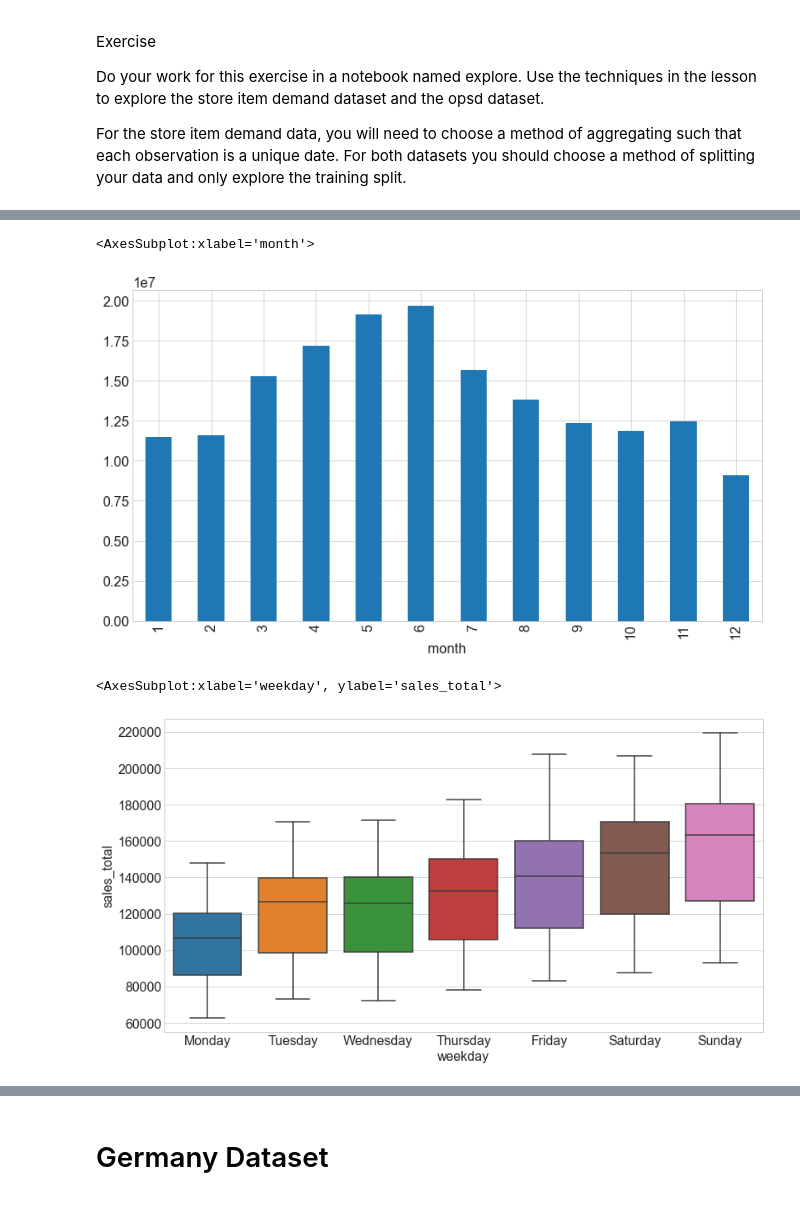
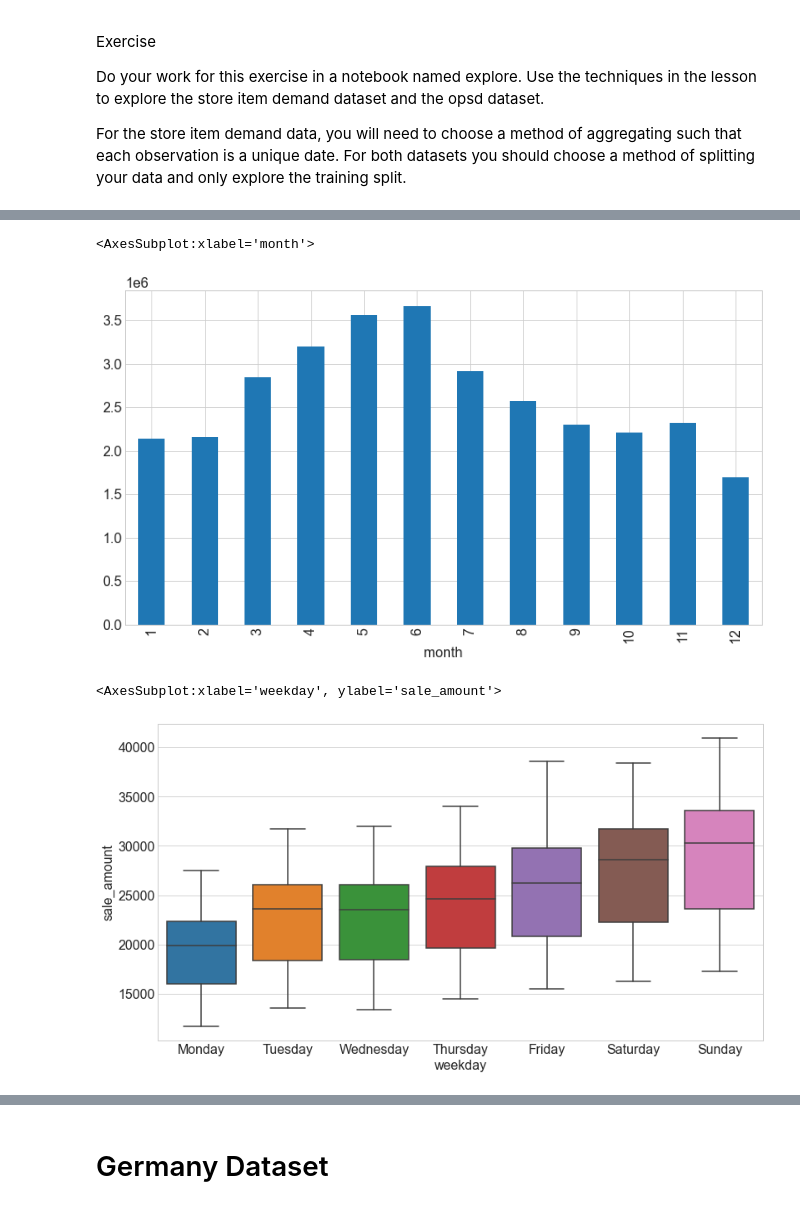
Before and after one commit to RyvynYoung/time-series-exercises, a Jupyter notebook: explore-exercises.ipynb, the cells around one changed output, grey strips where cells are left out. Cells and saved outputs as stored; diff of their text form; code cells hidden in the pictures.

```diff
--- a/explore-exercises.ipynb
+++ b/explore-exercises.ipynb
@@ -39,7 +39,7 @@ stores.head()
 # %%
 pd.__version__
 # %%
-targetdf = explore.total_sales_df(stores, 'sales_total', 'D')
+targetdf = explore.total_sales_df(stores, 'sale_amount', 'D')
 # %%
 df = stores[['sales_total']]
 df = df.resample('D').sum()
@@ -105,17 +158,17 @@ y.plot.hist(bins=30)
 # %%
 # total sales by month all stores all products
 train1['month'] = train1.index.month
-train1.groupby('month').sales_total.sum().plot.bar()
+train1.groupby('month').sale_amount.sum().plot.bar()
 # %% [output]
 <AxesSubplot:xlabel='month'>
-[figure, old version]
+[figure, new version]
 # %%
 train1['weekday'] = train1.index.day_name()
 order = ['Monday', 'Tuesday', 'Wednesday', 'Thursday', 'Friday', 'Saturday', 'Sunday']
-sns.boxplot(data=train1, y='sales_total', x='weekday', order=order)
+sns.boxplot(data=train1, y='sale_amount', x='weekday', order=order)
 # %% [output]
-<AxesSubplot:xlabel='weekday', ylabel='sales_total'>
+<AxesSubplot:xlabel='weekday', ylabel='sale_amount'>
-[figure, old version]
+[figure, new version]
 # %%
 # Visualize the target over time
 y.plot()
```
Also changed, not shown: parts of 25 cells of this notebook, 5 other files.
